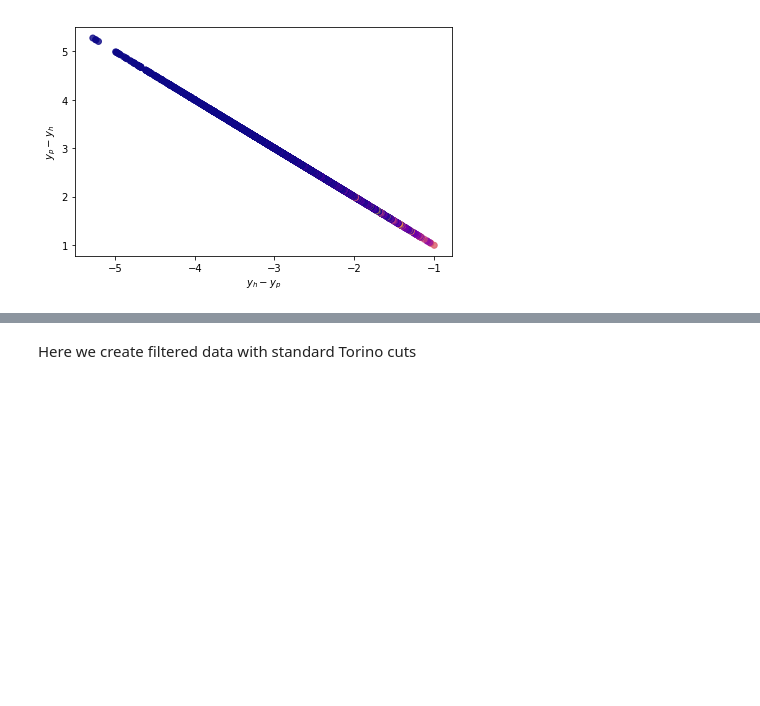
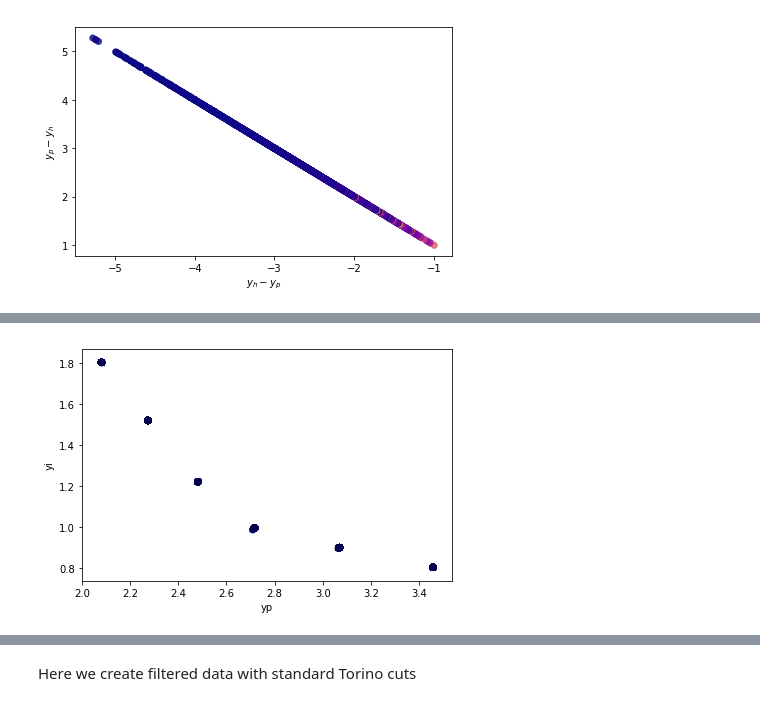
Before and after one commit to prokudin/psu_project_2018, a Jupyter notebook: notebooks_alexei_gk/HERMES_rapidity_color_plot_Alexei.ipynb, the cells around one changed output, grey strips where cells are left out. Saved outputs shown, nothing was run; the diff lists cells and outputs as text; code cells hidden in the pictures; blank space fills up the shorter version.

```diff
--- a/notebooks_alexei_gk/HERMES_rapidity_color_plot_Alexei.ipynb
+++ b/notebooks_alexei_gk/HERMES_rapidity_color_plot_Alexei.ipynb
@@ -156,0 +199,9 @@ plt.show()
+# %%
+fig, ax, vert, hor = color_plot(data,"yi", "yp",cmap="seismic", alpha=0.8)
+#ax.yscale('symlog')
+#ax.set_yscale("log")
+#ax.set_ylim([0.0001,10000])
+#plt.axhline(0,0,6)
+plt.show()
+# %% [output]
+[figure, added]
```
Also changed, not shown: parts of 16 cells of this notebook, 6 other files.
